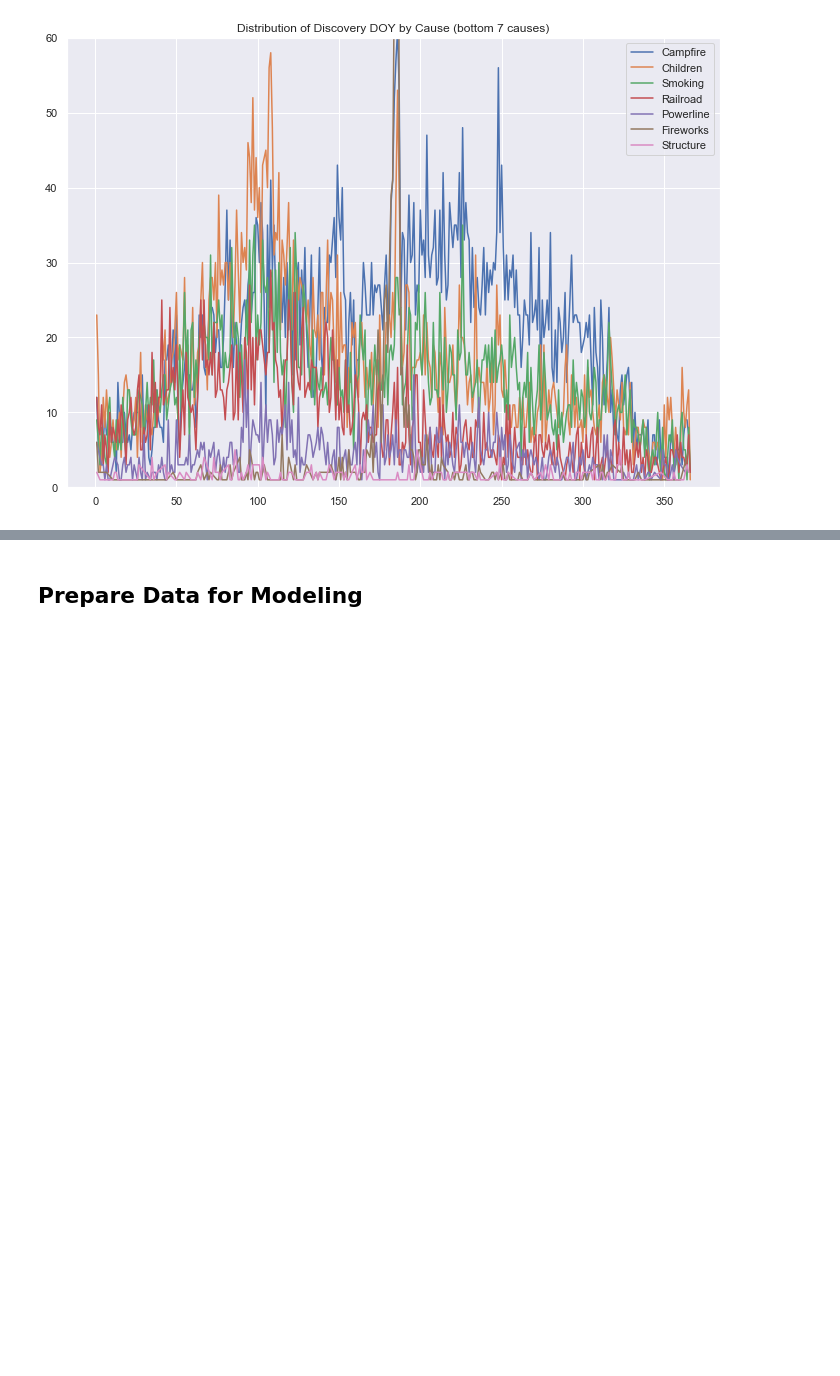
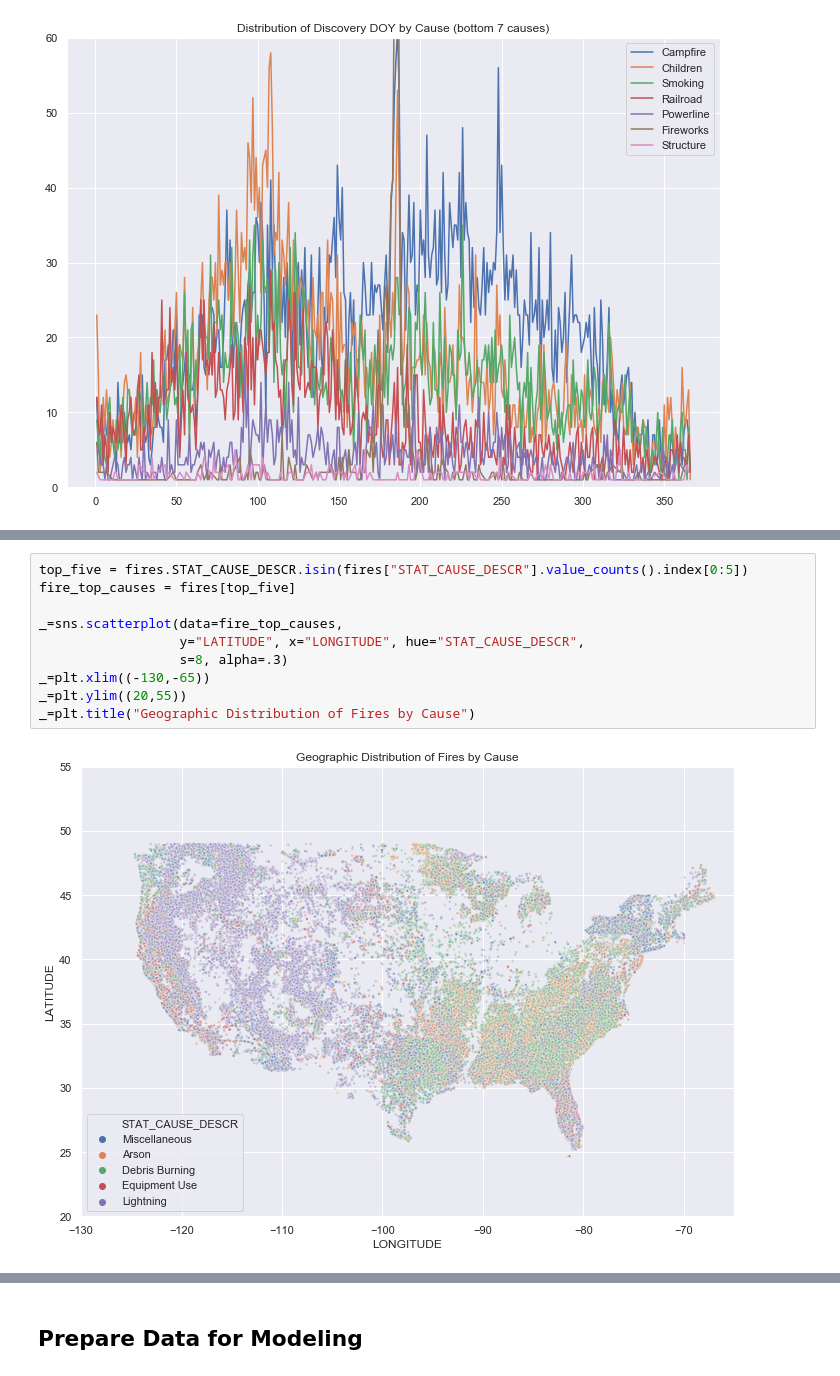
Before and after one commit to carterportwood/Wildfires_ML_Project, a Jupyter notebook: 208 Project.ipynb, the cells around one changed output, grey strips where cells are left out. Cells and saved outputs as stored; diff of their text form; blank space fills up the shorter version.

```diff
--- a/208 Project.ipynb
+++ b/208 Project.ipynb
@@ -184,0 +200,12 @@ _=plt.title("Distribution of Discovery DOY by Cause (bottom 7 causes)")
+# %%
+top_five = fires.STAT_CAUSE_DESCR.isin(fires["STAT_CAUSE_DESCR"].value_counts().index[0:5])
+fire_top_causes = fires[top_five]
+
+_=sns.scatterplot(data=fire_top_causes,
+                  y="LATITUDE", x="LONGITUDE", hue="STAT_CAUSE_DESCR",
+                  s=8, alpha=.3)
+_=plt.xlim((-130,-65))
+_=plt.ylim((20,55))
+_=plt.title("Geographic Distribution of Fires by Cause")
+# %% [output]
+[figure, added]
```
Also changed, not shown: parts of 19 cells of this notebook.
